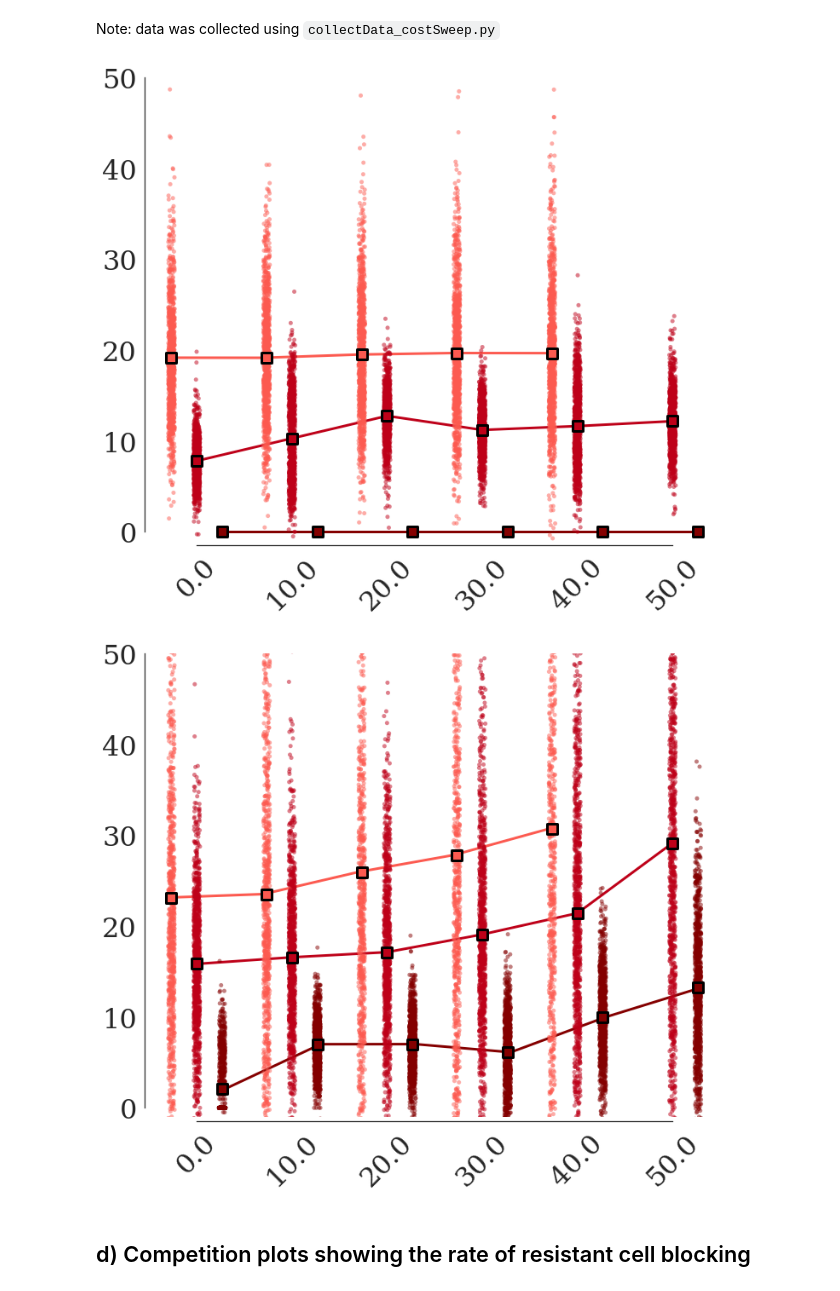
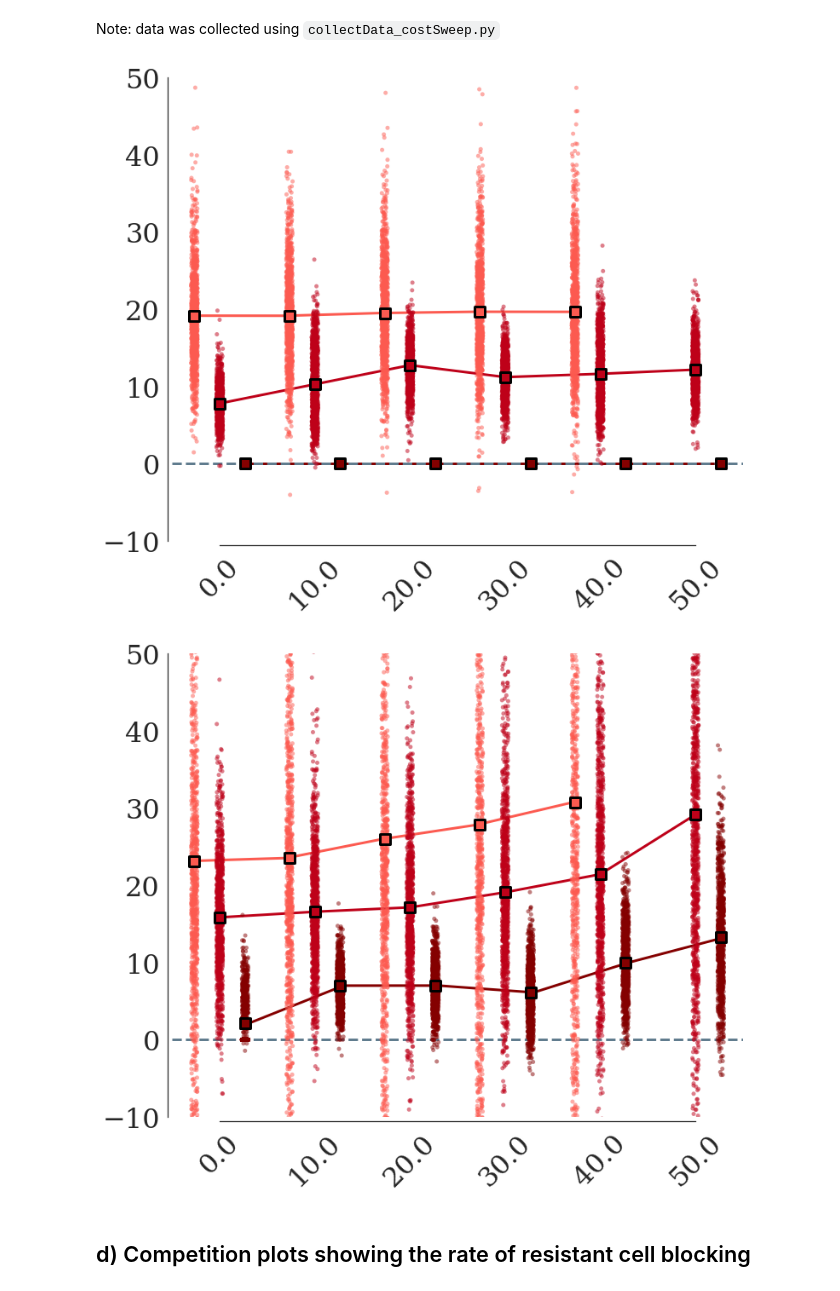
Before and after one commit to MathOnco/strobl2021_space_modulates_competition_AT, a Jupyter notebook: jnb_figure3.ipynb, the cells around one changed output. Saved outputs shown, nothing was run; the diff lists cells and outputs as text; code cells hidden in the pictures.

```diff
--- a/jnb_figure3.ipynb
+++ b/jnb_figure3.ipynb
@@ -117,6 +118,7 @@ for cost, turnover, in product(costList, turnoverList):
             tmpList.append(tmpDf)
     dataDf = pd.concat(tmpList)
     dataDf.rename(columns={"NCells":"V","NCells_S":"S","NCells_R":"R"},inplace=True)
+    dataDf.to_csv("./data/fig3a_right_turnover%1.2f_cost%1.2f.csv"%(turnover,cost))
     # Plot
     GenerateATComparisonPlot_CA(dataDf,minTime=150,t_end=1500,ylim=1.3,savefigB=True,
                                 decoratex=cost==costList[1],decoratey=turnover==turnoverList[0],
@@ -188,39 +190,41 @@ for rFrac,cost,turnover in product(costSweepData.RFrac.unique(),costSweepData.Co
     currDataDf = costSweepData[(costSweepData.RFrac==rFrac) & (costSweepData.Turnover==turnover) & (costSweepData.Cost==cost)]
     if np.sum(np.isnan(currDataDf.TTP_AT50_CA)) > 1000/4:
         costSweepData.loc[(costSweepData.RFrac==rFrac) & (costSweepData.Turnover==turnover) & (costSweepData.Cost==cost),'RelTimeGained_CA'] = np.nan
-
+# costSweepData.to_csv("./data/fig3_c.csv")
 
 for turnover in turnoverList:
     fig, axList = plt.subplots(1,1,figsize=(12,10))
     currAx = axList
     sns.stripplot(x="Cost",y="RelTimeGained_CA",alpha=0.5,dodge=True,
                   hue='RFrac',
                   palette=sns.xkcd_palette(['coral','scarlet','dark red']),
                   ax=currAx,data=costSweepData[costSweepData.Turnover==turnover]) #[::4]
     # Overlay line plot
     # Compute the mean value
     summaryStatsDf = costSweepData[costSweepData.Turnover==turnover].groupby(["Cost","RFrac"]).mean()
     summaryStatsDf = summaryStatsDf.reset_index(level=['Cost', 'RFrac'])
     summaryStatsDf.rename(columns={"RelTimeGained_CA":"MeanRelTimeGained_CA"},inplace=True)
     sns.swarmplot(x="Cost",y="MeanRelTimeGained_CA",dodge=True,
               hue="RFrac",palette=sns.xkcd_palette(['coral','scarlet','dark red']),
               s=12,marker="s",linewidth=3, edgecolor="black",
               ax=currAx,data=summaryStatsDf)
     for i,rFrac in enumerate(summaryStatsDf.RFrac.unique()):
         currAx.plot(summaryStatsDf.Cost.unique()/10+(i-1)*.3,
                     summaryStatsDf.MeanRelTimeGained_CA[summaryStatsDf.RFrac==rFrac],
                     linewidth=3, color=sns.xkcd_palette(['coral','scarlet','dark red'])[i])
-    currAx.set_ylim(-1,50)
+    currAx.plot(np.linspace(-0.5,len(summaryStatsDf.Cost.unique())-0.5,100),
+        np.repeat(0,100),color=sns.xkcd_rgb['blue grey'],lw=3,ls='--')
+    currAx.set_ylim(-10,50)
     currAx.set_xlabel("")
     currAx.set_ylabel("")
     currAx.tick_params(labelsize=32)
     currAx.get_legend().remove()
     sns.despine(offset=5, trim=True)
     plt.xticks(rotation=45);
     plt.savefig("figures/impactOfCost_turnover%1.2f.pdf"%(turnover))
 # %% [output]
-[figure, old version]
+[figure, new version]
-[figure, old version]
+[figure, new version]
 # %% [markdown]
 ## d) Competition plots showing the rate of resistant cell blocking
 # %%
```
Also changed, not shown: parts of 4 cells of this notebook, 5 other files.
